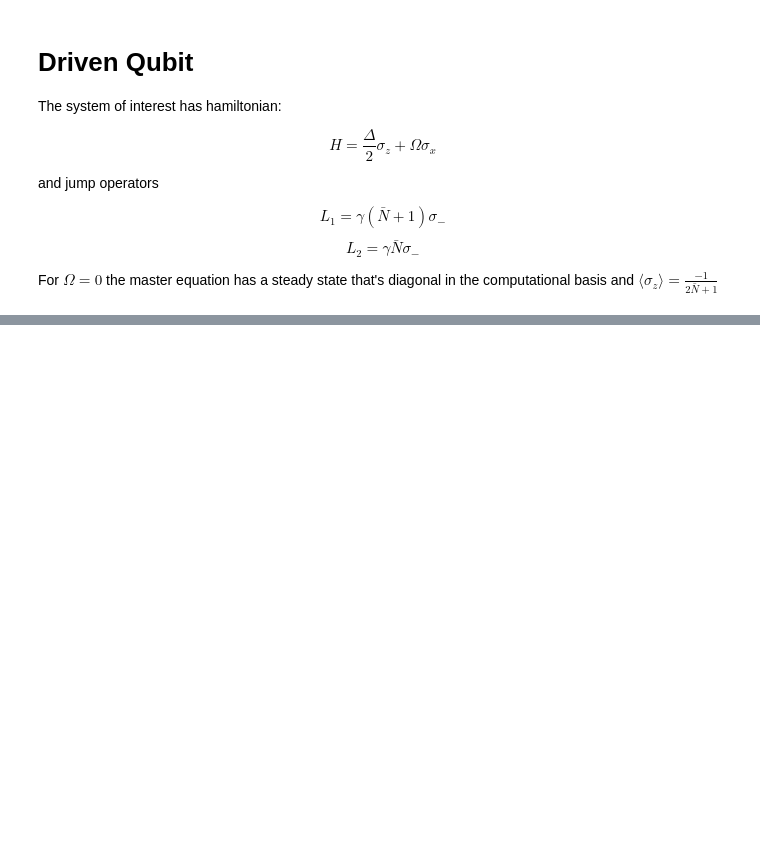
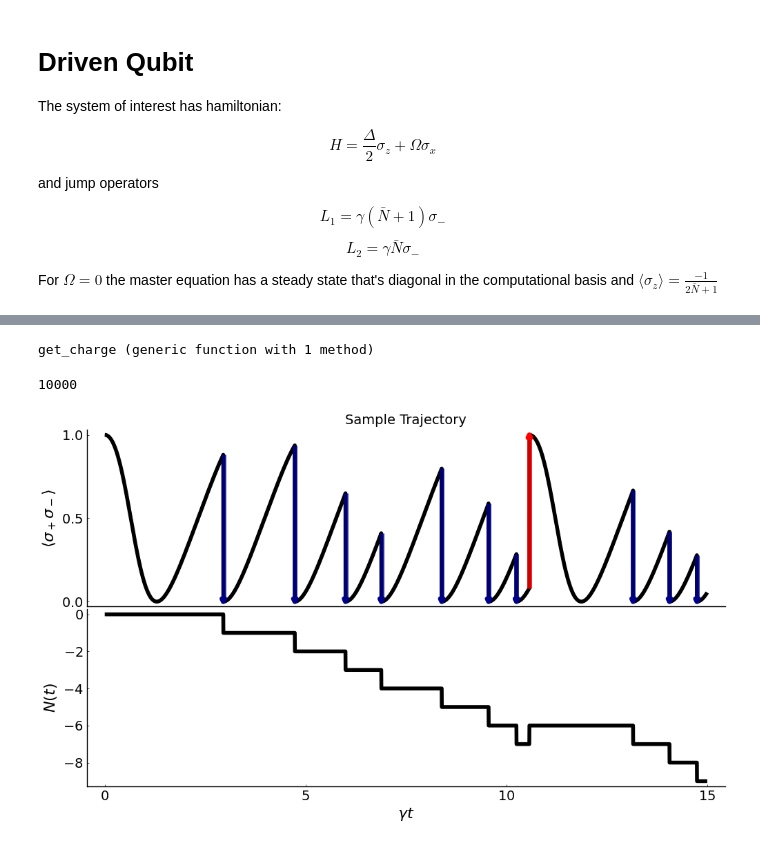
Before and after one commit to Ste1nb0cK/QuTaM.jl, a Jupyter notebook: notebooks/drive_qubit.ipynb, the cells around one changed output, grey strips where cells are left out. Cells and saved outputs as stored; diff of their text form; code cells hidden in the pictures; blank space fills up the shorter version.

Commit message:
Adding driven qubit example, autocorrelation function pending

```diff
--- a/notebooks/drive_qubit.ipynb
+++ b/notebooks/drive_qubit.ipynb
@@ -32,7 +32,7 @@ psi0 = zeros(ComplexF64, 2)
 psi0[2] = 1
 sys = System(H, [L1, L2])
 params = SimulParameters(psi0,
-    14.0, # Final time. Set very long so that all trajectories jump
+    15.0, # Final time. Set very long so that all trajectories jump
     1, # seed
     100, # Number of trajectories
     75_000, # Number of samples in the finegrid
@@ -50,4 +50,4 @@ dt=0.00018666666666666666
 eps=0.001)
 # %%
 # Generate trajectories
-sample_clicks = run_trajectories(sys, params);
+sample_clicks = run_trajectories(sys, params; progbar = true);
@@ -137,6 +54,6 @@ sample_clicks[3]
 # %%
 # Obtain states between jumps
-ntimes = 500
+ntimes = 10000
 t = collect(LinRange(0, params.tf, ntimes))
 sample_states = zeros(ComplexF64, ntimes, sys.NLEVELS, params.ntraj)
 for k in 1:params.ntraj
@@ -197,0 +95,62 @@ p
+# %%
+# Evaluate the net charge
+traj = sample_clicks[3]
+weights = [-1.0, 1.0]
+function get_charge(t_given::Vector{Float64}, traj::Trajectory, weights::Vector{Float64})
+    ntimes = size(t_given)[1]
+    print(ntimes, "\n")
+    charge = zeros(Float64, ntimes)
+    # Edge case: if the trajectory had no jumps, it has zero charge
+    if isempty(traj)
+        return charge
+    end
+    njumps = size(traj)[1]
+    wait_times = [click.time for click in traj]
+    jump_times = cumsum(wait_times)
+    charge_counter = 0
+    j_counter = 1
+    t_counter = 1
+    # Current for times before the final jump
+    while j_counter < njumps
+        while t_given[t_counter] < jump_times[j_counter]
+            charge[t_counter] = charge_counter
+            t_counter = t_counter + 1
+            if t_counter > ntimes # if there are no more times, return
+                return charge
+            end
+        end
+        charge_counter = charge_counter + weights[traj[j_counter].label]
+        j_counter = j_counter + 1
+    end
+    # After the final jump
+    charge[t_counter:end] .= charge_counter
+    return charge
+end
+# %% [output]
+get_charge (generic function with 1 method)
+# %%
+# Plot
+pyplot()
+
+p = plot(t, sample_occupation_e[:, traj_index], legend=false, linewidth=4, color="black",
+             guidefont=font(16), grid=:false, gridalpha = 0.5,
+            ylabel = L"\langle\sigma_+\sigma_-\rangle", title="Sample Trajectory", xticks=false,
+            bottom_margin=0*Plots.mm, tickfont=font(14), yticks=[0.0, 0.5, 1.0])
+# Add jump indicators
+for j in jump_indeces
+    if sample_occupation_e[j-1, traj_index] > sample_occupation_e[j+1, traj_index]
+        plot!([t[j], t[j]], [sample_occupation_e[j-1, traj_index], sample_occupation_e[j+1, traj_index]],
+              linewidth=5, alpha=0.8, color="darkblue",
+              arrow=:true, arrowsize=49)
+    elseif sample_occupation_e[j-1, traj_index] < sample_occupation_e[j+0, traj_index]
+        plot!([t[j], t[j]], [sample_occupation_e[j-1, traj_index], sample_occupation_e[j+1, traj_index]],
+              linewidth=5, alpha=0.8, color="red",
+              arrow=:true, arrowsize=49)
+    end
+end
+current_plot = plot(t, get_charge(t, traj, weights), color="black", linewidth=4, grid=:false, gridalpha = 0.5,
+                    xlabel=L"\gamma t", guidefont=(16), ylabel=L"N(t)", legend=:false)
+plot(p, current_plot, layout=(2,1), size=(1000, 600), tickfont=font(14))
+# %% [output]
+10000
+[figure, added]
```
Also changed, not shown: parts of 5 cells of this notebook, 3 other files.
